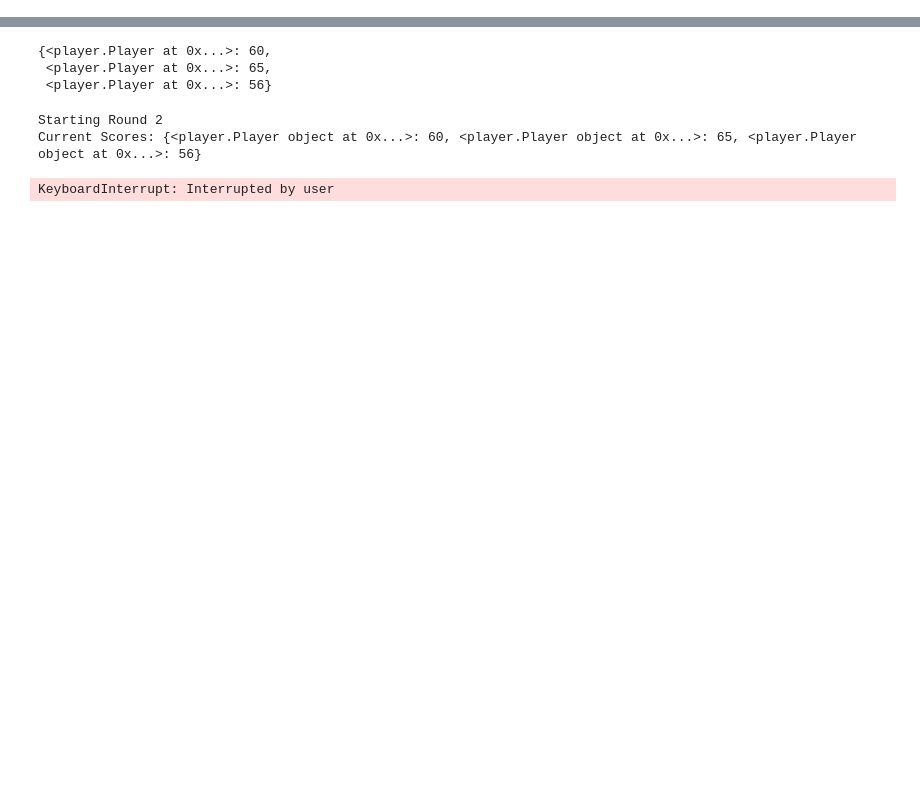
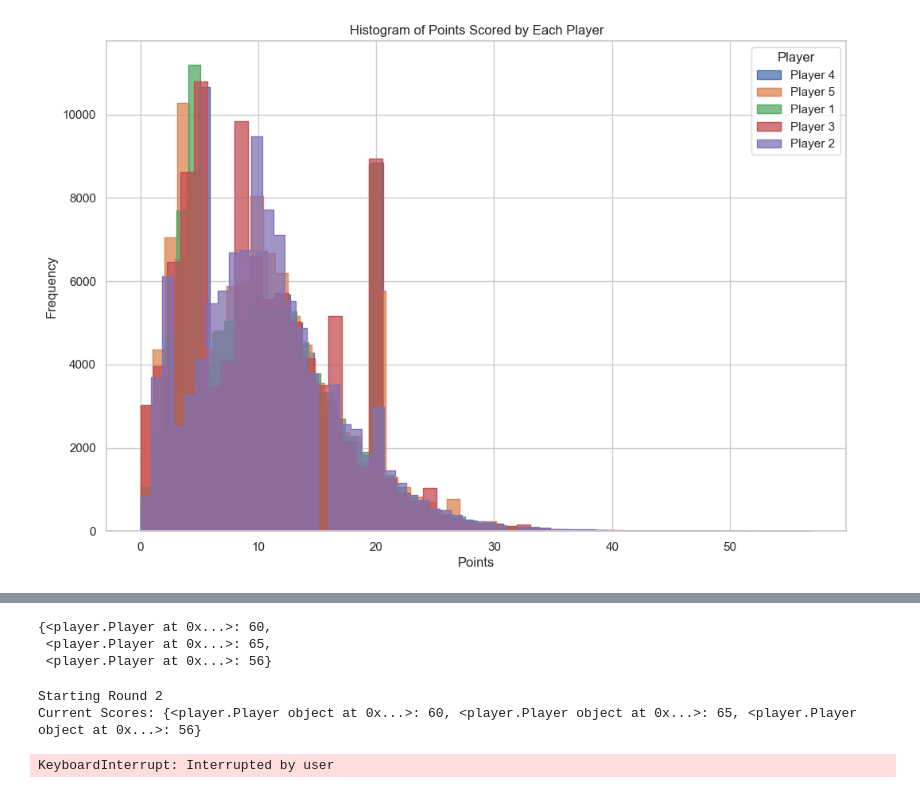
Before and after one commit to bendermist/dhumbal-montecarlo, a Jupyter notebook: dhumbal-simulations/notebooks/analysis.ipynb, the cells around one changed output, grey strips where cells are left out. Drawn from its saved outputs; the diff is of its cells as text; code cells hidden in the pictures; blank space fills up the shorter version.

```diff
--- a/dhumbal-simulations/notebooks/analysis.ipynb
+++ b/dhumbal-simulations/notebooks/analysis.ipynb
@@ -59,0 +112,22 @@ Player 3 drew card TWO♣
+# %%
+import seaborn as sns
+import matplotlib.pyplot as plt
+
+# Assuming player_stats is defined as previously
+# player_stats = ...
+
+# Set up the plot
+sns.set(style="whitegrid")
+plt.figure(figsize=(12, 8))
+
+# Plot the histogram for each player's scores
+for player, stats in player_stats.items():
+    sns.histplot(stats['scores'], kde=False, label=player, bins=50, element='step')
+
+plt.title('Histogram of Points Scored by Each Player')
+plt.xlabel('Points')
+plt.ylabel('Frequency')
+plt.legend(title='Player')
+plt.show()
+# %% [output]
+[figure, added]
```
Also changed, not shown: parts of 20 cells of this notebook, 5 other files.
